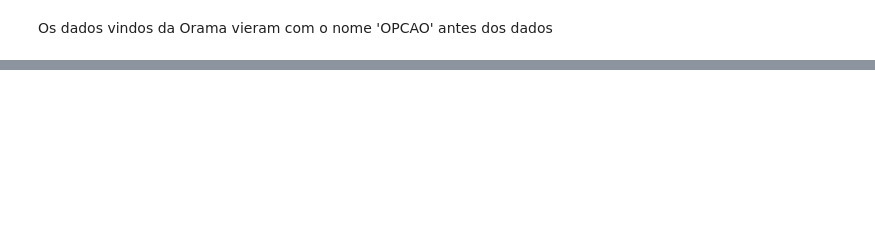
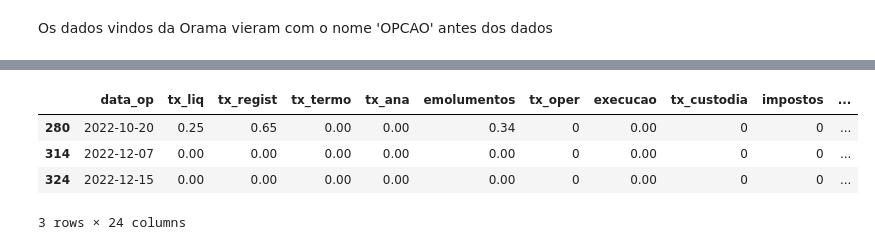
Before and after one commit to Mateus-cpa/Portfolio, a Jupyter notebook: leitura-de-nota-de-corretagem.ipynb, the cells around one changed output, grey strips where cells are left out. Cells and saved outputs as stored; diff of their text form; code cells hidden in the pictures; blank space fills up the shorter version.

```diff
--- a/leitura-de-nota-de-corretagem.ipynb
+++ b/leitura-de-nota-de-corretagem.ipynb
@@ -300,0 +310,8 @@ notas[['data_op','saldo_operacao']].groupby(['data_op']).sum()
+# %%
+notas[notas['ticker'] == 'B3SAL145']
+# %% [output]
+|  | data_op | tx_liq | tx_regist | tx_termo | tx_ana | emolumentos | tx_oper | execucao | tx_custodia | impostos | ... |
+| 280 | 2022-10-20 | 0.25 | 0.65 | 0.00 | 0.00 | 0.34 | 0 | 0.00 | 0 | 0 | ... |
+| 314 | 2022-12-07 | 0.00 | 0.00 | 0.00 | 0.00 | 0.00 | 0 | 0.00 | 0 | 0 | ... |
+| 324 | 2022-12-15 | 0.00 | 0.00 | 0.00 | 0.00 | 0.00 | 0 | 0.00 | 0 | 0 | ... |
+3 rows × 24 columns
```
Also changed, not shown: parts of 14 cells of this notebook.
